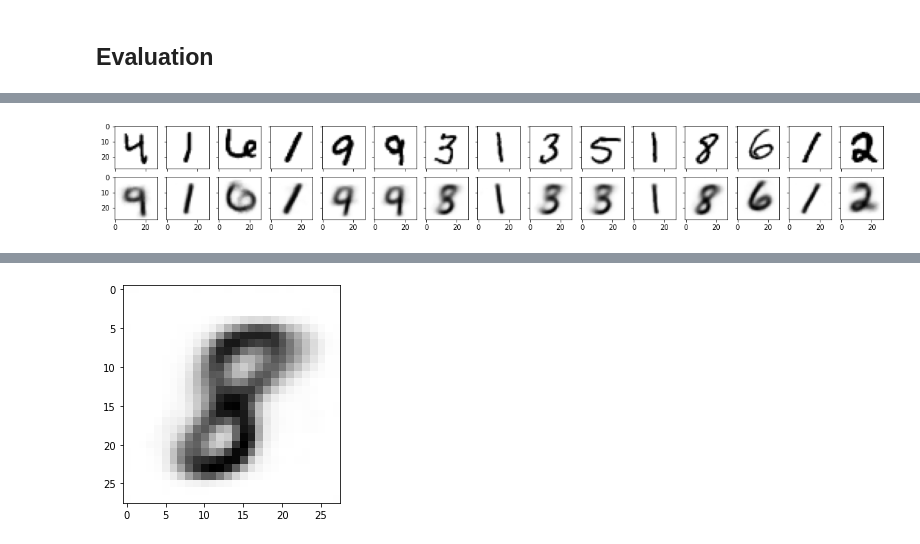
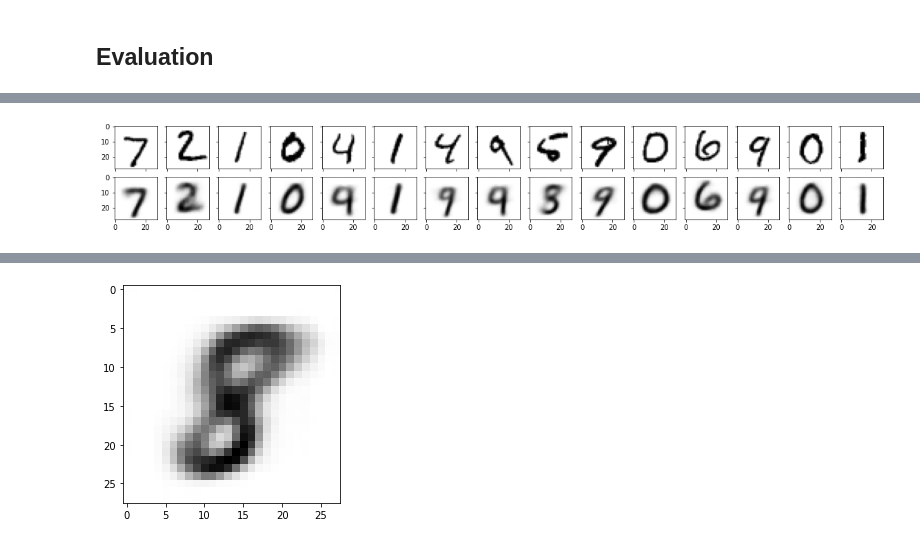
Before and after one commit to andrei-radulescu-banu/stat453-deep-learning-ss21, a Jupyter notebook: L17/1_VAE_mnist_sigmoid_mse.ipynb, the cells around one changed output, grey strips where cells are left out. Saved outputs shown, nothing was run; the diff lists cells and outputs as text; code cells hidden in the pictures.

```diff
--- a/L17/1_VAE_mnist_sigmoid_mse.ipynb
+++ b/L17/1_VAE_mnist_sigmoid_mse.ipynb
@@ -266,7 +277,7 @@ plt.show()
 # %%
-plot_generated_images(data_loader=train_loader, model=model, device=DEVICE, modeltype='VAE')
+plot_generated_images(data_loader=test_loader, model=model, device=DEVICE, modeltype='VAE')
 # %% [output]
-[figure, old version]
+[figure, new version]
 # %%
 plot_latent_space_with_labels(
     num_classes=NUM_CLASSES,
```
Also changed, not shown: parts of 6 cells of this notebook.
